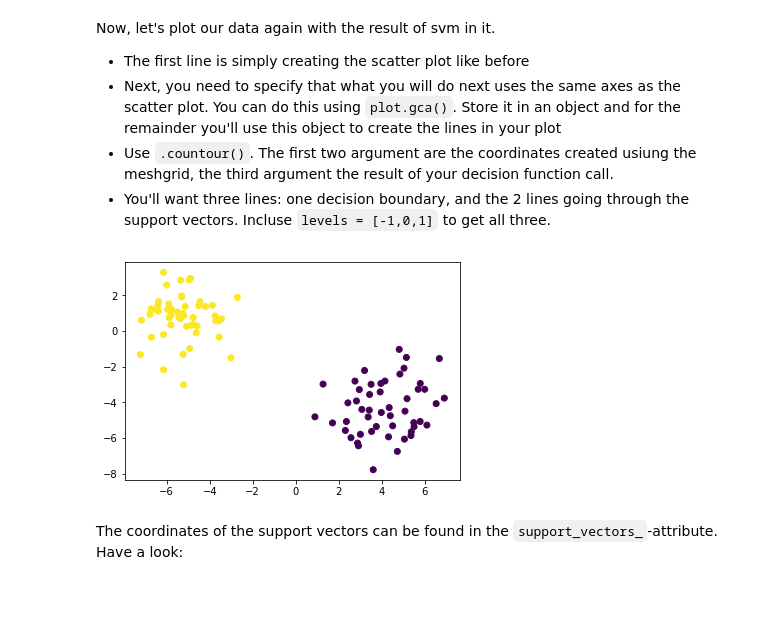
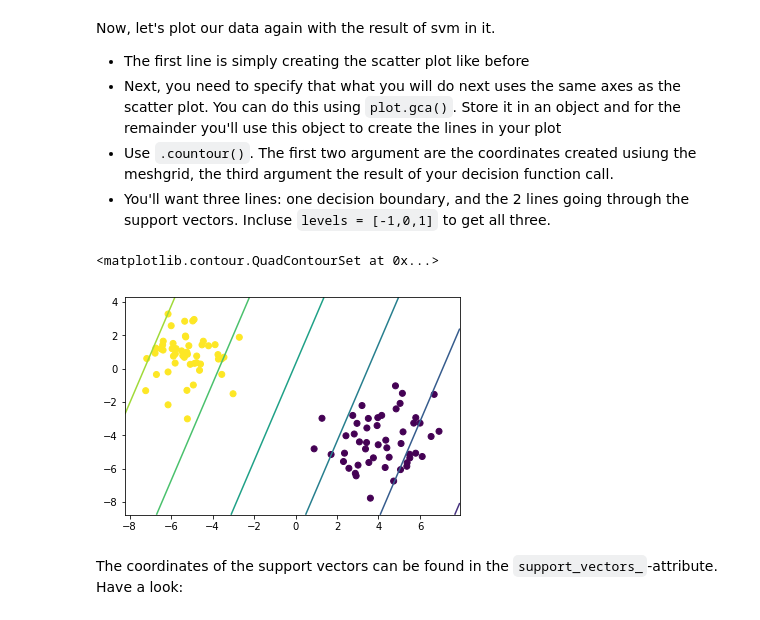
Before and after one commit to worldyne/dsc-3-33-04-building-an-svm-using-scikit-learn-seattle-ds-career-040119, a Jupyter notebook: index.ipynb, the cells around one changed output. Drawn from its saved outputs; the diff is of its cells as text; code cells hidden in the pictures.

```diff
--- a/index.ipynb
+++ b/index.ipynb
@@ -125,10 +125,11 @@ Now, let's plot our data again with the result of svm in it.
 # %%
 # Your code here
 plt.scatter(X_11, X_12,c=y_1)
 axes = plt.gca()
-axes.contour(X_11_)
+axes.contour(X_11_C, X_12_C, df1)
 # %% [output]
+<matplotlib.contour.QuadContourSet at 0x...>
-[figure, old version]
+[figure, new version]
 # %% [markdown]
 The coordinates of the support vectors can be found in the `support_vectors_`-attribute. Have a look:
 # %%
```
